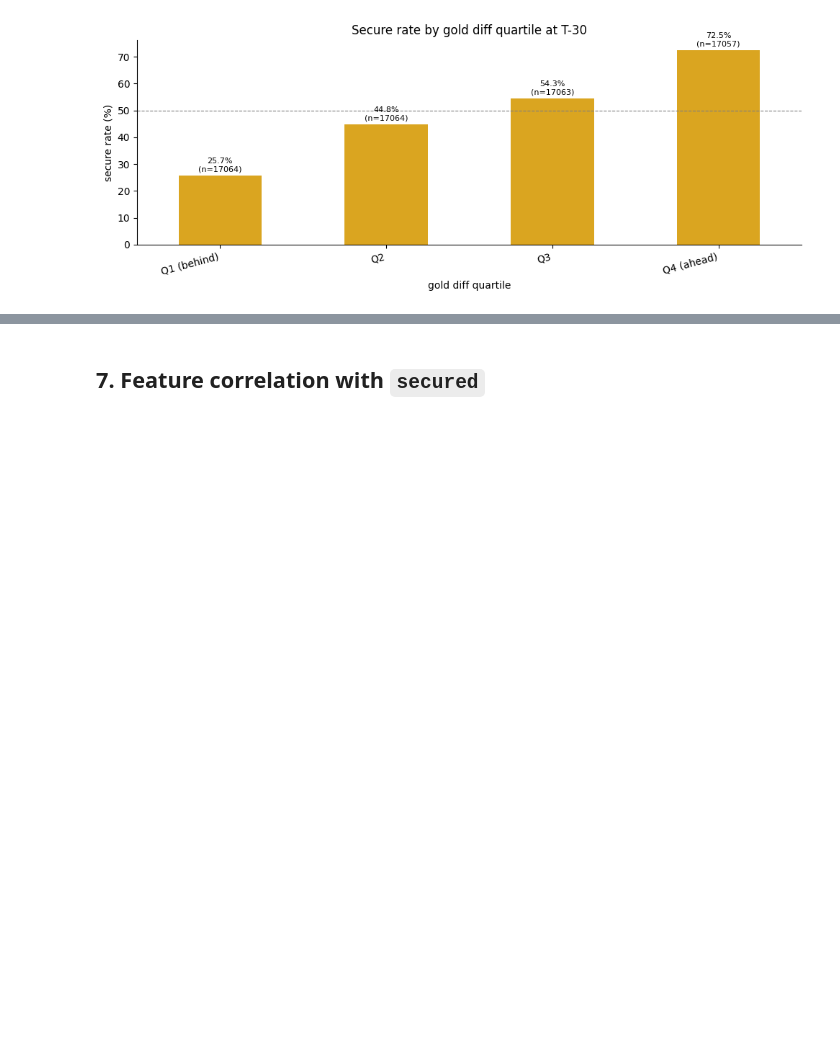
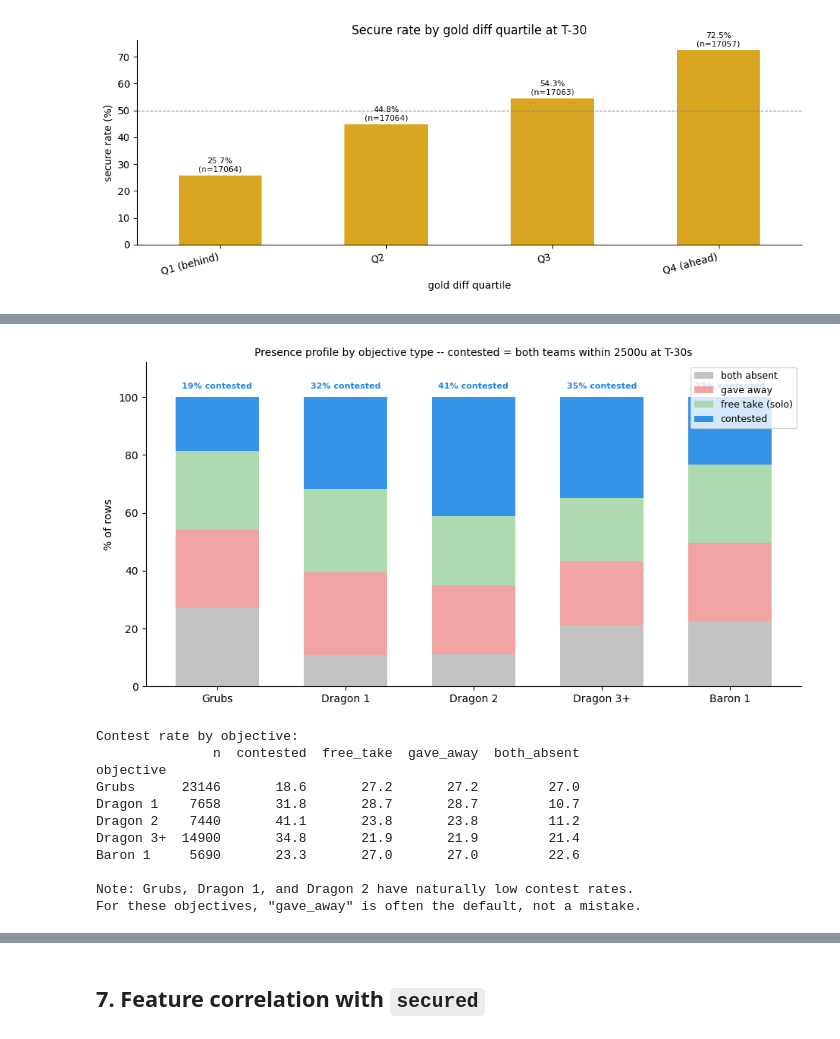
Before and after one commit to R-Rajaie/dig-baron, a Jupyter notebook: notebooks/02_objective_windows.ipynb, the cells around one changed output, grey strips where cells are left out. Cells and saved outputs as stored; diff of their text form; code cells hidden in the pictures; blank space fills up the shorter version.

```diff
--- a/notebooks/02_objective_windows.ipynb
+++ b/notebooks/02_objective_windows.ipynb
@@ -436,0 +540,77 @@ plt.show()
+# %%
+import numpy as np
+
+_OBJ_LIST_CONTEST = [
+    ("Grubs",     df["objective_type"] == "HORDE"),
+    ("Dragon 1",  (df["objective_type"] == "DRAGON") & (df["objective_number"] == 1)),
+    ("Dragon 2",  (df["objective_type"] == "DRAGON") & (df["objective_number"] == 2)),
+    ("Dragon 3+", (df["objective_type"] == "DRAGON") & (df["objective_number"] >= 3)),
+    ("Baron 1",   (df["objective_type"] == "BARON_NASHOR") & (df["objective_number"] == 1)),
+]
+
+_contest_rows = []
+for obj_label, mask in _OBJ_LIST_CONTEST:
+    sub = df[mask]
+    if len(sub) < 30:
+        continue
+    n = len(sub)
+    n_contested    = ((sub["team_nearby_T_30"] >= 1) & (sub["enemy_nearby_T_30"] >= 1)).sum()
+    n_free_take    = ((sub["team_nearby_T_30"] >= 1) & (sub["enemy_nearby_T_30"] == 0)).sum()
+    n_gave_away    = ((sub["team_nearby_T_30"] == 0) & (sub["enemy_nearby_T_30"] >= 1)).sum()
+    n_both_absent  = ((sub["team_nearby_T_30"] == 0) & (sub["enemy_nearby_T_30"] == 0)).sum()
+    _contest_rows.append({
+        "objective": obj_label, "n": n,
+        "contested":   100 * n_contested  / n,
+        "free_take":   100 * n_free_take  / n,
+        "gave_away":   100 * n_gave_away  / n,
+        "both_absent": 100 * n_both_absent / n,
+    })
+
+_cdf = pd.DataFrame(_contest_rows).set_index("objective")
+_objs = list(_cdf.index)
+_x = np.arange(len(_objs))
+
+fig, ax = plt.subplots(figsize=(max(6, len(_objs) * 1.9), 5))
+w = 0.65
+b0 = _cdf["both_absent"].values
+b1 = _cdf["gave_away"].values
+b2 = _cdf["free_take"].values
+b3 = _cdf["contested"].values
+
+ax.bar(_x, b0,      w, label="both absent",       color="#bdbdbd", alpha=0.9)
+ax.bar(_x, b1,      w, bottom=b0,                 label="gave away",        color="#ef9a9a", alpha=0.9)
+ax.bar(_x, b2,      w, bottom=b0+b1,              label="free take (solo)", color="#a5d6a7", alpha=0.9)
+ax.bar(_x, b3,      w, bottom=b0+b1+b2,           label="contested",        color="#1e88e5", alpha=0.9)
+
+ax.set_xticks(_x)
+ax.set_xticklabels(_objs)
+ax.set_ylabel("% of rows")
+ax.set_title("Presence profile by objective type -- contested = both teams within 2500u at T-30s", fontsize=10)
+ax.legend(loc="upper right", fontsize=9)
+ax.set_ylim(0, 112)
+
+for i, obj in enumerate(_objs):
+    pct = _cdf.loc[obj, "contested"]
+    ax.annotate(f"{pct:.0f}% contested",
+                (_x[i], 103), ha="center", fontsize=8, fontweight="bold", color="#1e88e5")
+
+plt.tight_layout()
+plt.show()
+
+print("\nContest rate by objective:")
+print(_cdf[["n", "contested", "free_take", "gave_away", "both_absent"]].round(1).to_string())
+print("\nNote: Grubs, Dragon 1, and Dragon 2 have naturally low contest rates.")
+print("For these objectives, \"gave_away\" is often the default, not a mistake.")
+# %% [output]
+[figure, added]
+Contest rate by objective:
+               n  contested  free_take  gave_away  both_absent
+objective
+Grubs      23146       18.6       27.2       27.2         27.0
+Dragon 1    7658       31.8       28.7       28.7         10.7
+Dragon 2    7440       41.1       23.8       23.8         11.2
+Dragon 3+  14900       34.8       21.9       21.9         21.4
+Baron 1     5690       23.3       27.0       27.0         22.6
+
+Note: Grubs, Dragon 1, and Dragon 2 have naturally low contest rates.
+For these objectives, "gave_away" is often the default, not a mistake.
```
Also changed, not shown: parts of 28 cells of this notebook, 8 other files.
